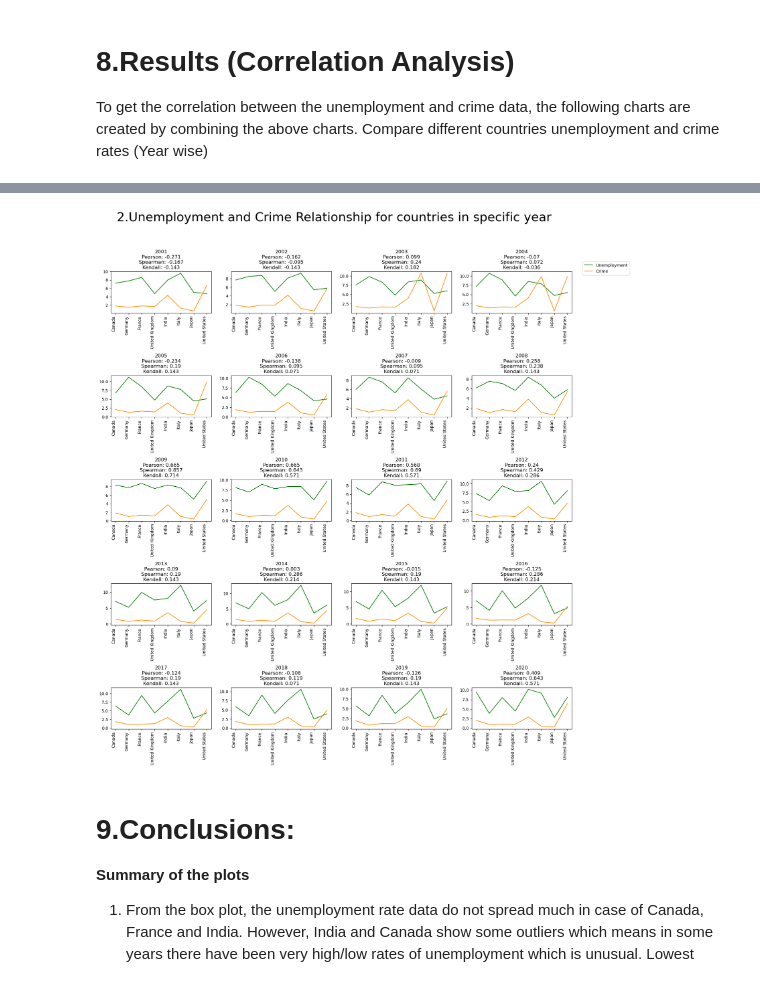
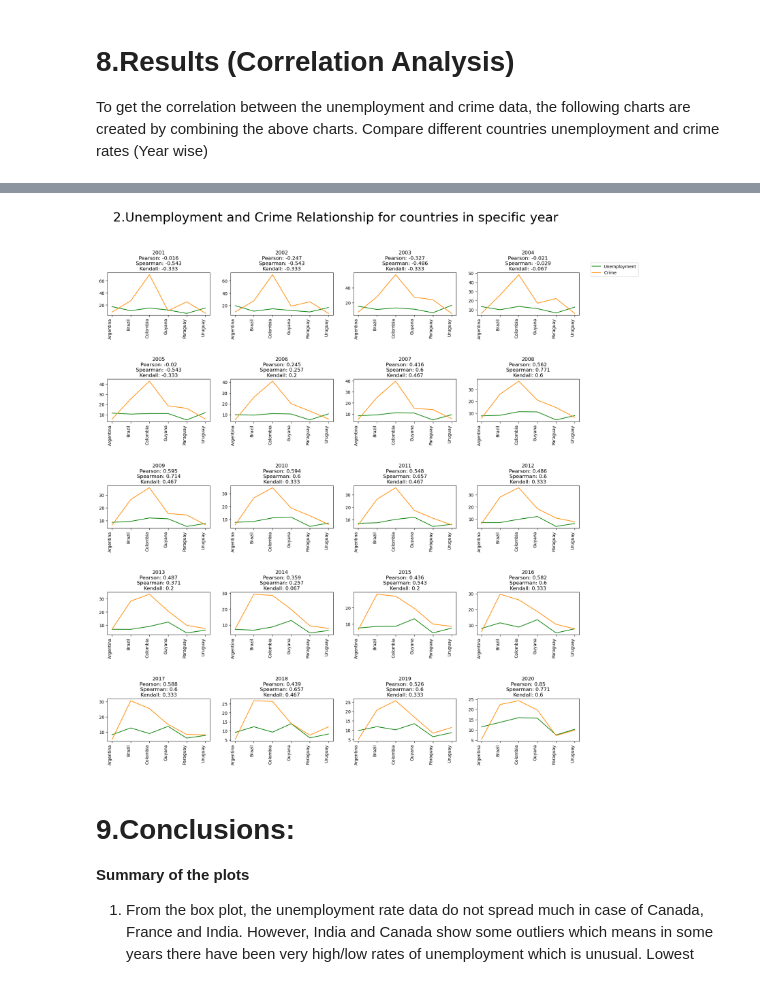
Before and after one commit to RajSinha77/made_ws24, a Jupyter notebook: project/report.ipynb, the cells around one changed output, grey strips where cells are left out. Cells and saved outputs as stored; diff of their text form; code cells hidden in the pictures.

```diff
--- a/project/report.ipynb
+++ b/project/report.ipynb
@@ -254,0 +272,2 @@ unemploymentg7df
+# %%
+unemployment.set_index('Country Name', inplace=True)
@@ -255,4 +286,4 @@ unemploymentg7df
 # %%
-crimeg7 = crime_df[unemployment_df["Country Name"].isin(["India", "Canada", "France", "Germany","Italy", "Japan", "United Kingdom", "United States"])]
-crimeg7
+crime = crime_df[crime_df["Country Name"].isin(["Argentina", "Brazil", "Paraguay", "Uruguay","Colombia","Guyana"])]
+crime
 # %% [output]
@@ -289,0 +298,2 @@ crimeg7df
+# %%
+crime.set_index('Country Name', inplace=True)
@@ -383,19 +402,19 @@ c = 0
 for i in range(2):  # Loop over rows
     for j in range(4):  # Loop over columns
         if c < 8:
-            axes[i, j].plot(unemploymentg7df.T.iloc[:,c], label='Unemployment', color = "red")
-            axes[i, j].plot(crimeg7df.T.iloc[:, c], label='Crime', color = "indigo")
+            axes[i, j].plot(unemployment.T.iloc[:,c], label='Unemployment', color = "red")
+            axes[i, j].plot(crime.T.iloc[:, c], label='Crime', color = "indigo")
 
-            correlation_value = unemploymentg7df.T.iloc[:,c].corr(crimeg7df.T.iloc[:, c])
+            correlation_value = unemployment.T.iloc[:,c].corr(crime.T.iloc[:, c])
             correlation_value = round(correlation_value, 3)
 
-            correlation_value_s = unemploymentg7df.T.iloc[:,c].corr(crimeg7df.T.iloc[:, c], method = 'spearman')
+            correlation_value_s = unemployment.T.iloc[:,c].corr(crime.T.iloc[:, c], method = 'spearman')
             correlation_value_s = round(correlation_value_s, 3)
 
-            correlation_value_k = unemploymentg7df.T.iloc[:,c].corr(crimeg7df.T.iloc[:, c], method = 'kendall')
+            correlation_value_k = unemployment.T.iloc[:,c].corr(crime.T.iloc[:, c], method = 'kendall')
             correlation_value_k = round(correlation_value_k, 3)
 
-            col_name = unemploymentg7df.T.columns[c]
+            col_name = unemployment.T.columns[c]
             axes[i, j].set_title(f"{col_name}\nPearson: {correlation_value}\nSpearman: {correlation_value_s}\nKendall: {correlation_value_k}")
             axes[i, j].set_xticks(axes[i, j].get_xticks())
             axes[i, j].set_xticklabels(axes[i, j].get_xticklabels(), rotation=90, ha='right')
@@ -413,36 +433,36 @@ plt.show()
 # %%
 fig, axes = plt.subplots(nrows=5, ncols=4, figsize=(20, 20))
 c = 2001
 
 for i in range(5):  # Loop over rows
     for j in range(4):  # Loop over columns
         if c < 2021:
-            axes[i, j].plot(unemploymentg7df[str(c)], label='Unemployment', color = "green")
-            axes[i, j].plot(crimeg7df[str(c)], label='Crime', color = "darkorange")
+            axes[i, j].plot(unemployment[str(c)], label='Unemployment', color = "green")
+            axes[i, j].plot(crime[str(c)], label='Crime', color = "darkorange")
 
-            correlation_value = unemploymentg7df[str(c)].corr(crimeg7df[str(c)])
+            correlation_value = unemployment[str(c)].corr(crime[str(c)])
             correlation_value = round(correlation_value, 3)
 
-            correlation_value_s = unemploymentg7df[str(c)].corr(crimeg7df[str(c)], method = 'spearman')
+            correlation_value_s = unemployment[str(c)].corr(crime[str(c)], method = 'spearman')
             correlation_value_s = round(correlation_value_s, 3)
 
-            correlation_value_k = unemploymentg7df[str(c)].corr(crimeg7df[str(c)], method = 'kendall')
+            correlation_value_k = unemployment[str(c)].corr(crime[str(c)], method = 'kendall')
             correlation_value_k = round(correlation_value_k, 3)
 
             axes[i, j].set_title(f"{c}\nPearson: {correlation_value}\nSpearman: {correlation_value_s}\nKendall: {correlation_value_k}")
             axes[i, j].set_xticks(axes[i, j].get_xticks())
             axes[i, j].set_xticklabels(axes[i, j].get_xticklabels(), rotation=90, ha='right')
             c += 1
         else:
             axes[i, j].axis('off')
 
 handles, labels = axes[0, 0].get_legend_handles_labels()
 fig.legend(handles, labels,  bbox_to_anchor=(1, 0.9))
 fig.suptitle('2.Unemployment and Crime Relationship for countries in specific year', fontsize=30)
 plt.subplots_adjust(hspace=1.5)
 plt.show()
 # %% [output]
-[figure, old version]
+[figure, new version]
 # %% [markdown]
 # 9.Conclusions:
 
```
Also changed, not shown: parts of 26 cells of this notebook.
